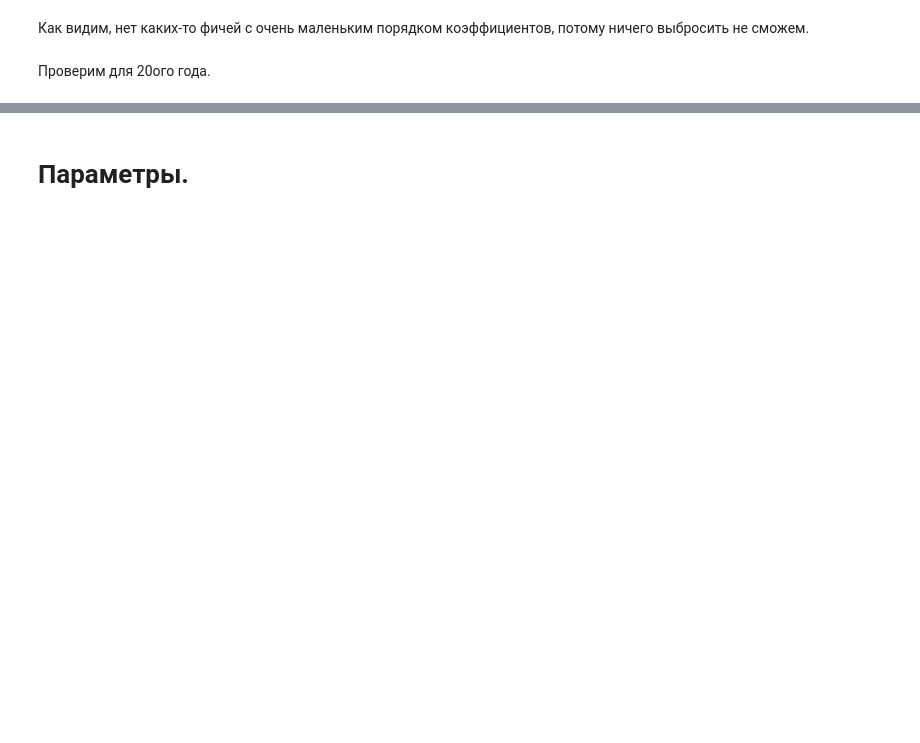
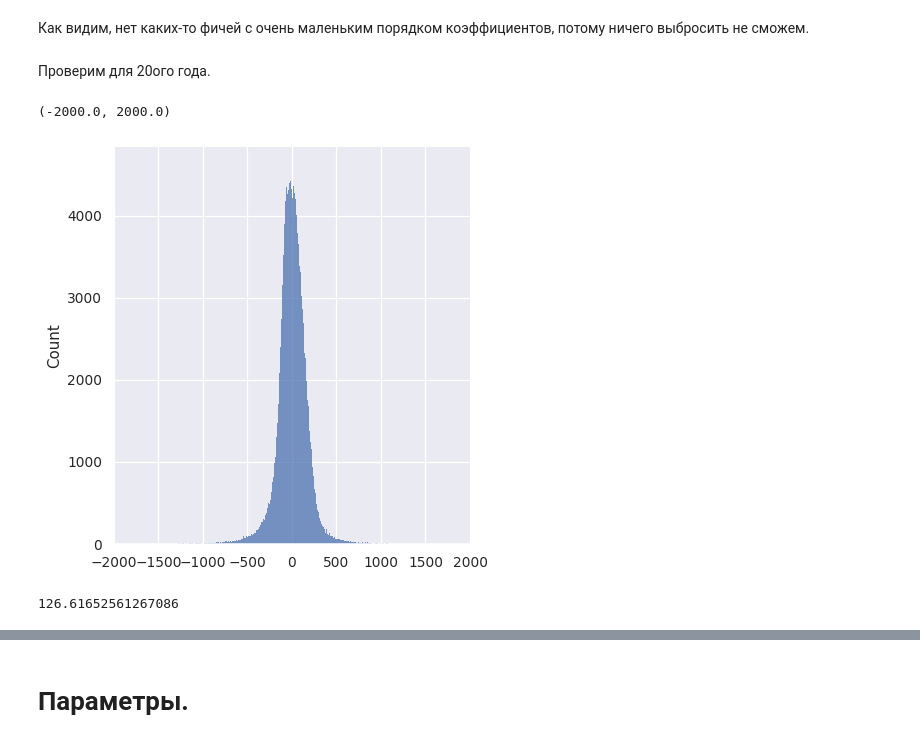
Before and after one commit to dasfex/taxi-trips, a Jupyter notebook: trips.ipynb, the cells around one changed output, grey strips where cells are left out. Cells and saved outputs as stored; diff of their text form; code cells hidden in the pictures; blank space fills up the shorter version.

```diff
--- a/trips.ipynb
+++ b/trips.ipynb
@@ -493,3 +466,13 @@ reg.fit(train, tr_ans)
 pass
 # %%
 predicted = reg.predict(train)
+# %%
+sns.displot(predicted - tr_ans)
+plt.xlim(-2000, 2000)
+# %% [output]
+(-2000.0, 2000.0)
+[figure, added]
+# %%
+np.mean(np.abs(predicted - tr_ans))
+# %% [output]
+126.61652561267086
```
Also changed, not shown: parts of 34 cells of this notebook.
